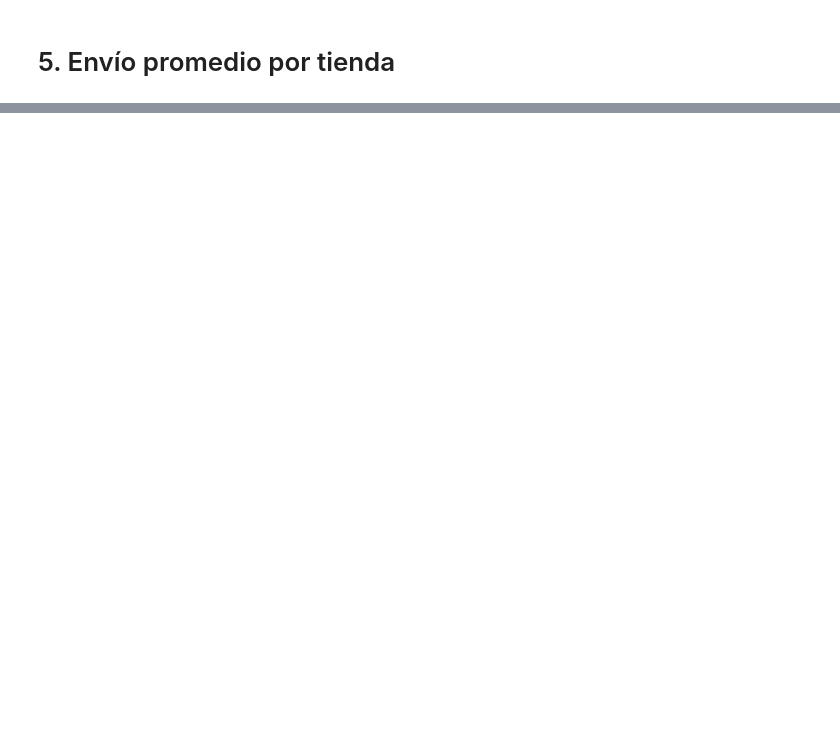
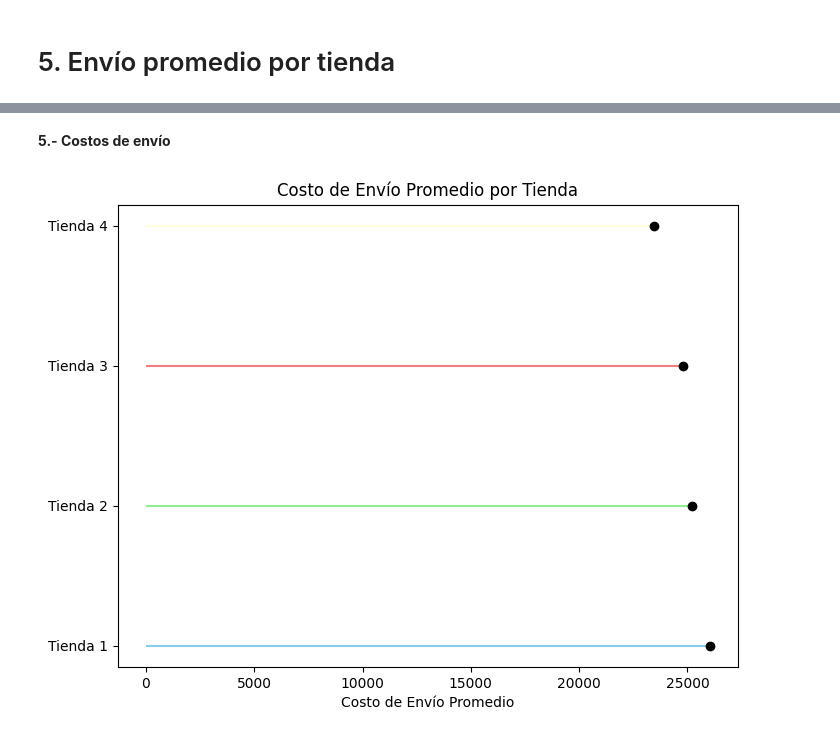
Before and after one commit to Diego-322/challenge1-data-science-latam, a Jupyter notebook: AluraStoreLatam.ipynb, the cells around one changed output, grey strips where cells are left out. Drawn from its saved outputs; the diff is of its cells as text; code cells hidden in the pictures; blank space fills up the shorter version.

Commit message:
Archivo con el ejercicios del Challenge resuelto

```diff
--- a/AluraStoreLatam.ipynb
+++ b/AluraStoreLatam.ipynb
@@ -56,33 +24,21 @@ tienda.head()
 # %% [markdown]
 #1. Análisis de facturación
 # %%
-import pandas as pd
-
 # Función para formatear los números con puntos como separador de miles
 def puntos_miles(numero):
     numero = int(numero)  # eliminamos decimales
     valor = '{:,}'.format(numero).replace(',', '.')
     return f"${valor}"
 
-# 1. Cargar los datos
-url1 = "https://raw.githubusercontent.com/alura-es-cursos/challenge1-data-science-latam/refs/heads/main/base-de-datos-challenge1-latam/tienda_1%20.csv"
-url2 = "https://raw.githubusercontent.com/alura-es-cursos/challenge1-data-science-latam/refs/heads/main/base-de-datos-challenge1-latam/tienda_2.csv"
-url3 = "https://raw.githubusercontent.com/alura-es-cursos/challenge1-data-science-latam/refs/heads/main/base-de-datos-challenge1-latam/tienda_3.csv"
-url4 = "https://raw.githubusercontent.com/alura-es-cursos/challenge1-data-science-latam/refs/heads/main/base-de-datos-challenge1-latam/tienda_4.csv"
 
-tienda1 = pd.read_csv(url1)
-tienda2 = pd.read_csv(url2)
-tienda3 = pd.read_csv(url3)
-tienda4 = pd.read_csv(url4)
-
-# 2. Calcular ingresos
-ingreso_tienda1 = tienda1["Precio"].sum()
+# Calcular ingresos
+ingreso_tienda = tienda["Precio"].sum()
 ingreso_tienda2 = tienda2["Precio"].sum()
 ingreso_tienda3 = tienda3["Precio"].sum()
 ingreso_tienda4 = tienda4["Precio"].sum()
 
 # 3. Mostrar resultados con formato
-print("Ingreso total tienda 1:", puntos_miles(ingreso_tienda1))
+print("Ingreso total tienda 1:", puntos_miles(ingreso_tienda))
 print("Ingreso total tienda 2:", puntos_miles(ingreso_tienda2))
 print("Ingreso total tienda 3:", puntos_miles(ingreso_tienda3))
 print("Ingreso total tienda 4:", puntos_miles(ingreso_tienda4))
@@ -101,0 +276,28 @@ Ingreso total tienda 4: $1.038.375.700
+# %% [markdown]
+**5.- Costos de envío**
+# %%
+# Calcula el costo de envío promedio para cada tienda
+costo_envio_promedio1 = tienda1['Costo de envío'].mean()
+costo_envio_promedio2 = tienda2['Costo de envío'].mean()
+costo_envio_promedio3 = tienda3['Costo de envío'].mean()
+costo_envio_promedio4 = tienda4['Costo de envío'].mean()
+
+# Nombres de las tiendas
+tiendas_nombres = ['Tienda 1', 'Tienda 2', 'Tienda 3', 'Tienda 4']
+
+# Costos de envío promedio de cada tienda
+costos_envio_promedio = [costo_envio_promedio1, costo_envio_promedio2, costo_envio_promedio3, costo_envio_promedio4]
+
+# Crear el gráfico de líneas horizontales
+plt.figure(figsize=(8, 6))
+plt.hlines(y=tiendas_nombres, xmin=0, xmax=costos_envio_promedio, color=['skyblue', 'lightgreen', 'lightcoral', 'lightyellow'])
+plt.plot(costos_envio_promedio, tiendas_nombres, "o", color='black')  # Añadir puntos en los extremos de las líneas
+
+# Añadir etiquetas y título
+plt.xlabel('Costo de Envío Promedio')
+plt.title('Costo de Envío Promedio por Tienda')
+
+# Mostrar el gráfico
+plt.show()
+# %% [output]
+[figure, added]
```
Also changed, not shown: parts of 18 cells of this notebook.
